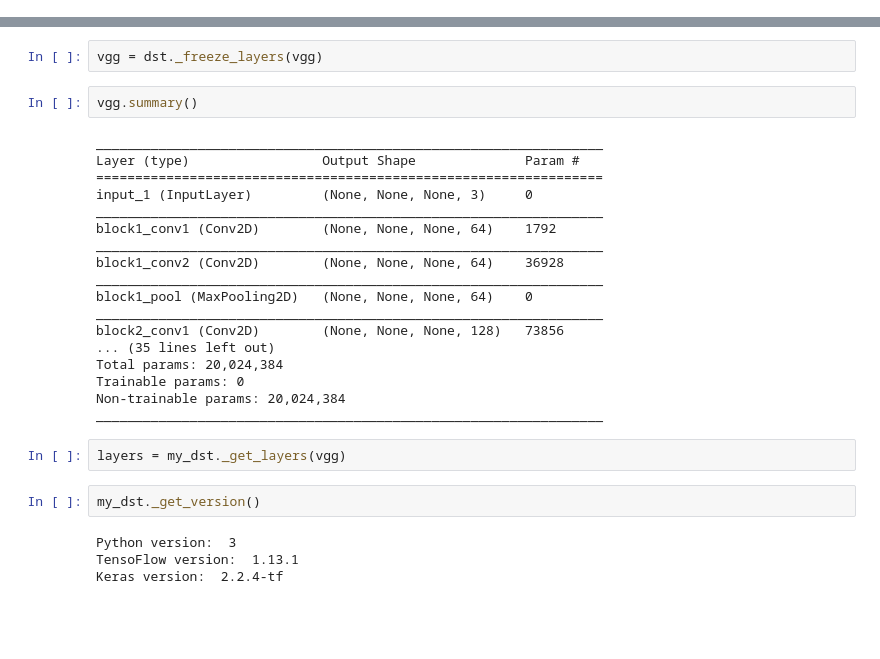
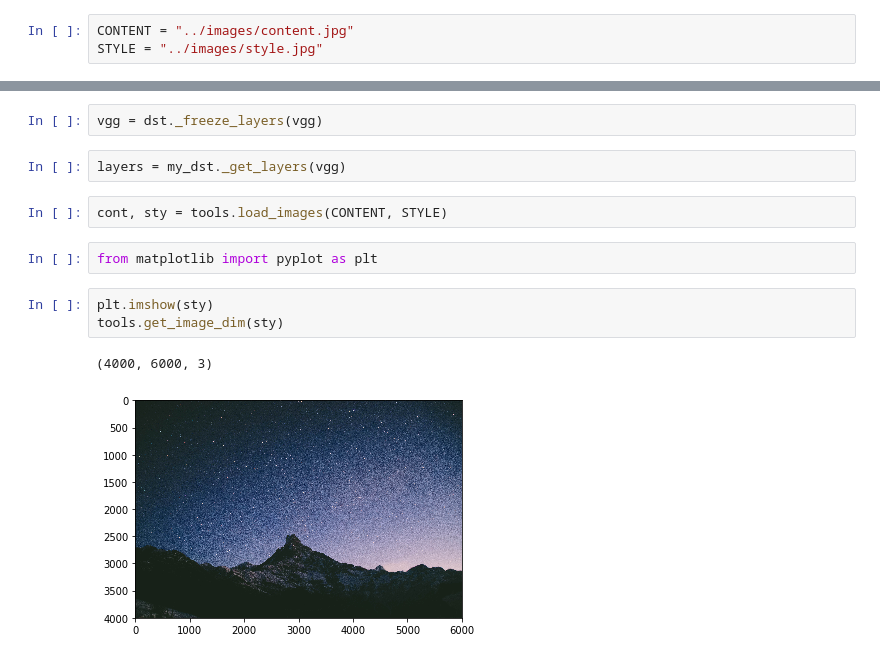
Before and after one commit to MartinEliasQ/DeepStyleTransfer, a Jupyter notebook: notebooks/Untitled.ipynb, the cells around one changed output, grey strips where cells are left out. Drawn from its saved outputs; the diff is of its cells as text; blank space fills up the shorter version.

Commit message:
Load Image Done!

```diff
--- a/notebooks/Untitled.ipynb
+++ b/notebooks/Untitled.ipynb
@@ -1,5 +1,8 @@
 # %%
 import sys
 sys.path.append("..")
+# %%
+CONTENT = "../images/content.jpg"
+STYLE = "../images/style.jpg"
 # %%
 from dst import dst
@@ -34,30 +22,14 @@ _________________________________________________________________
 # %%
 vgg = dst._freeze_layers(vgg)
-# %%
-vgg.summary()
-# %% [output]
-_________________________________________________________________
-Layer (type)                 Output Shape              Param #
-=================================================================
-input_1 (InputLayer)         (None, None, None, 3)     0
-_________________________________________________________________
-block1_conv1 (Conv2D)        (None, None, None, 64)    1792
-_________________________________________________________________
-block1_conv2 (Conv2D)        (None, None, None, 64)    36928
-_________________________________________________________________
-block1_pool (MaxPooling2D)   (None, None, None, 64)    0
-_________________________________________________________________
-block2_conv1 (Conv2D)        (None, None, None, 128)   73856
-... (35 lines left out)
-Total params: 20,024,384
-Trainable params: 0
-Non-trainable params: 20,024,384
-_________________________________________________________________
 # %%
 layers = my_dst._get_layers(vgg)
-# %%
-my_dst._get_version()
-# %% [output]
-Python version:  3
-TensoFlow version:  1.13.1
-Keras version:  2.2.4-tf
+# %%
+cont, sty = tools.load_images(CONTENT, STYLE)
+# %%
+from matplotlib import pyplot as plt
+# %%
+plt.imshow(sty)
+tools.get_image_dim(sty)
+# %% [output]
+(4000, 6000, 3)
+[figure, added]
```
Also changed, not shown: parts of 4 cells of this notebook, 7 other files.
